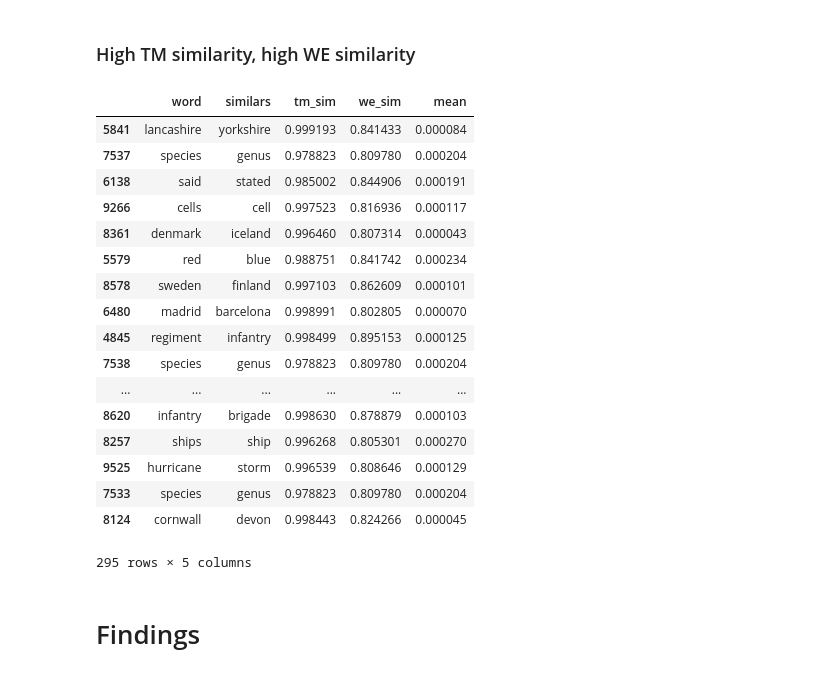
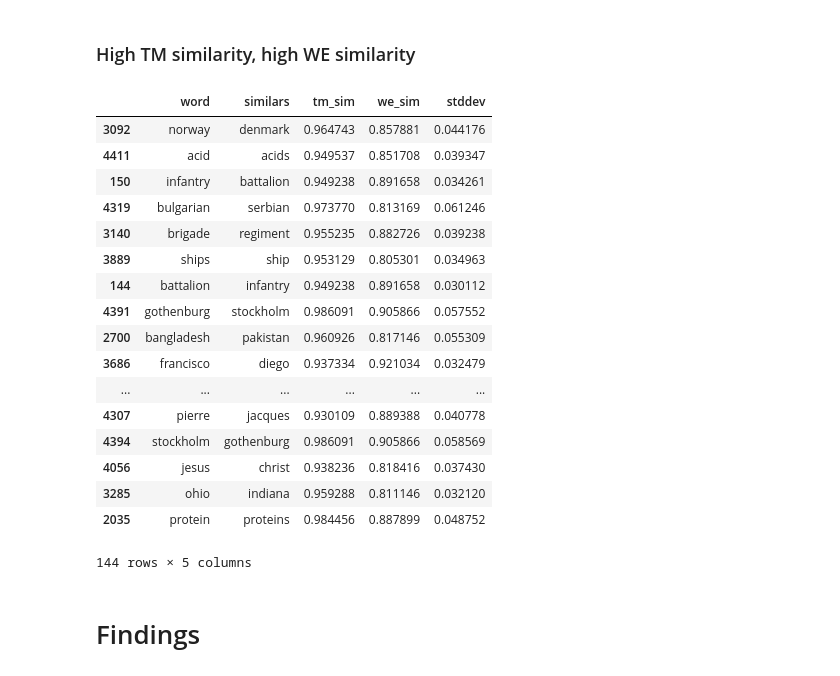
Before and after one commit to knub/master-thesis, a Jupyter notebook: notebooks/Topics.ipynb, the cells around one changed output. Drawn from its saved outputs; the diff is of its cells as text; code cells hidden in the pictures.

```diff
--- a/notebooks/Topics.ipynb
+++ b/notebooks/Topics.ipynb
@@ -110,8 +110,8 @@ vectors = gensim.models.Word2Vec.load_word2vec_format(WORD2VEC_VECTOR_FILE, bina
 # %% [markdown]
 ## Topic Probs
 # %%
-prob_columns = list(range(256))
-df_probs = pnd.read_csv(MODEL + ".topic-probs")
+prob_columns = map(str, list(range(256)))
+df_probs = pnd.read_csv(MODEL + ".topic-probs-normalized")
 df_probs.head(1)
 # %% [output]
 |  | word | 0 | 1 | 2 | 3 | 4 | 5 | 6 | 7 | 8 | ... | ... |
@@ -158,13 +156,12 @@ def get_similarity(word1, word2, v):
         return -1.0
 
 df_similars = pnd.read_csv(MODEL + ".similars", sep="\t", header=None, encoding="utf-8")
-df_similars["tm_sim"] = 1 - (df_similars[0] / 2)
-del df_similars[0]
-del df_similars[1]
+df_similars["tm_sim"] = 1 - df_similars[0]
+del df_similars[0] # delete original jensen shannon divergence
+del df_similars[1] # delete "SIM" column
 df_similars.columns = ["word", "similars", "tm_sim"]
 df_similars["we_sim"] = df_similars[["word", "similars"]].apply(
     lambda x: get_similarity(x["word"], x["similars"], vectors), axis=1)
-df_similars = df_similars[df_similars["word"] != df_similars["similars"]]
 df_similars = df_similars[df_similars["we_sim"] != -1]
 # %% [markdown]
 # Analysis
@@ -172,5 +169,5 @@ df_similars = df_similars[df_similars["we_sim"] != -1]
 ## Topic Probs
 # %%
 df_topic_probs = df_probs[df_probs.word.apply(lambda w: w in topic_words)].copy()
-df_topic_probs["mean"] = df_topic_probs[prob_columns].mean(axis=1)
+#df_topic_probs["mean"] = df_topic_probs[prob_columns].mean(axis=1)
 df_topic_probs["stddev"] = df_topic_probs[prob_columns].std(axis=1)
@@ -325,9 +294,9 @@ we_percentile
 # %%
-df_tmp = df_topic_probs[["word", "mean"]]
-df_tmp.columns = ["w", "mean"]
+df_tmp = df_topic_probs[["word", "stddev"]]
+df_tmp.columns = ["w", "stddev"]
 df_result = df_similars.merge(df_tmp, left_on="similars", right_on="w")
 del df_result["w"]
-word_prob_quantile = df_result["mean"].quantile(0.8)
+word_prob_quantile = df_result["stddev"].quantile(0.8)
 # %% [markdown]
 ### High TM similarity, low WE similarity
 # %%
@@ -355,27 +324,27 @@ df_large_sim_diff.iloc[np.random.permutation(len(df_large_sim_diff))]
 # %% [markdown]
 ### High TM similarity, high WE similarity
 # %%
-df_small_sim_diff = df_result[(df_result["we_sim"] > 0.8) & (df_result["mean"] < word_prob_quantile)]
+df_small_sim_diff = df_result[(df_result["we_sim"] > 0.8) & (df_result["stddev"] > 0.025)]
 df_small_sim_diff.iloc[np.random.permutation(len(df_small_sim_diff))]
 # %% [output]
-|  | word | similars | tm_sim | we_sim | mean |
-| 5841 | lancashire | yorkshire | 0.999193 | 0.841433 | 0.000084 |
-| 7537 | species | genus | 0.978823 | 0.809780 | 0.000204 |
-| 6138 | said | stated | 0.985002 | 0.844906 | 0.000191 |
-| 9266 | cells | cell | 0.997523 | 0.816936 | 0.000117 |
-| 8361 | denmark | iceland | 0.996460 | 0.807314 | 0.000043 |
-| 5579 | red | blue | 0.988751 | 0.841742 | 0.000234 |
-| 8578 | sweden | finland | 0.997103 | 0.862609 | 0.000101 |
-| 6480 | madrid | barcelona | 0.998991 | 0.802805 | 0.000070 |
-| 4845 | regiment | infantry | 0.998499 | 0.895153 | 0.000125 |
-| 7538 | species | genus | 0.978823 | 0.809780 | 0.000204 |
+|  | word | similars | tm_sim | we_sim | stddev |
+| 3092 | norway | denmark | 0.964743 | 0.857881 | 0.044176 |
+| 4411 | acid | acids | 0.949537 | 0.851708 | 0.039347 |
+| 150 | infantry | battalion | 0.949238 | 0.891658 | 0.034261 |
+| 4319 | bulgarian | serbian | 0.973770 | 0.813169 | 0.061246 |
+| 3140 | brigade | regiment | 0.955235 | 0.882726 | 0.039238 |
+| 3889 | ships | ship | 0.953129 | 0.805301 | 0.034963 |
+| 144 | battalion | infantry | 0.949238 | 0.891658 | 0.030112 |
+| 4391 | gothenburg | stockholm | 0.986091 | 0.905866 | 0.057552 |
+| 2700 | bangladesh | pakistan | 0.960926 | 0.817146 | 0.055309 |
+| 3686 | francisco | diego | 0.937334 | 0.921034 | 0.032479 |
 | ... | ... | ... | ... | ... | ... |
-| 8620 | infantry | brigade | 0.998630 | 0.878879 | 0.000103 |
-| 8257 | ships | ship | 0.996268 | 0.805301 | 0.000270 |
-| 9525 | hurricane | storm | 0.996539 | 0.808646 | 0.000129 |
-| 7533 | species | genus | 0.978823 | 0.809780 | 0.000204 |
-| 8124 | cornwall | devon | 0.998443 | 0.824266 | 0.000045 |
+| 4307 | pierre | jacques | 0.930109 | 0.889388 | 0.040778 |
+| 4394 | stockholm | gothenburg | 0.986091 | 0.905866 | 0.058569 |
+| 4056 | jesus | christ | 0.938236 | 0.818416 | 0.037430 |
+| 3285 | ohio | indiana | 0.959288 | 0.811146 | 0.032120 |
+| 2035 | protein | proteins | 0.984456 | 0.887899 | 0.048752 |
-295 rows × 5 columns
+144 rows × 5 columns
 # %% [markdown]
 # Findings
 # %% [markdown]
```
Also changed, not shown: parts of 19 cells of this notebook, 1 other file.
